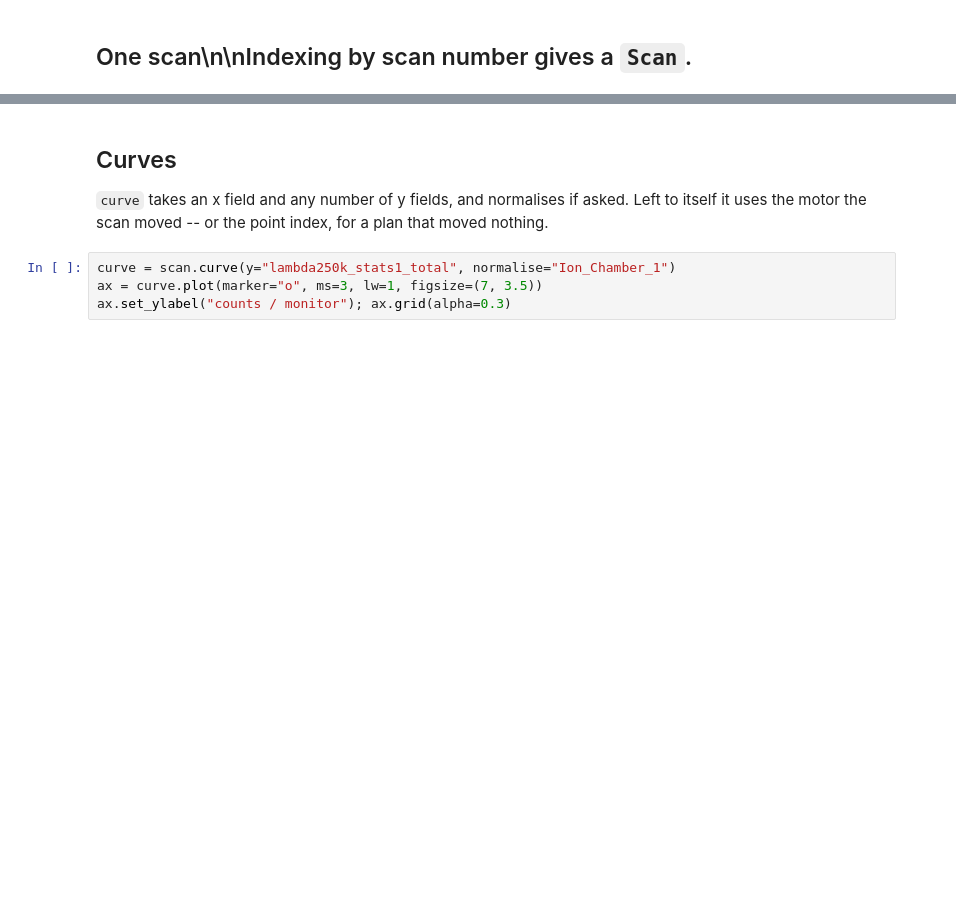
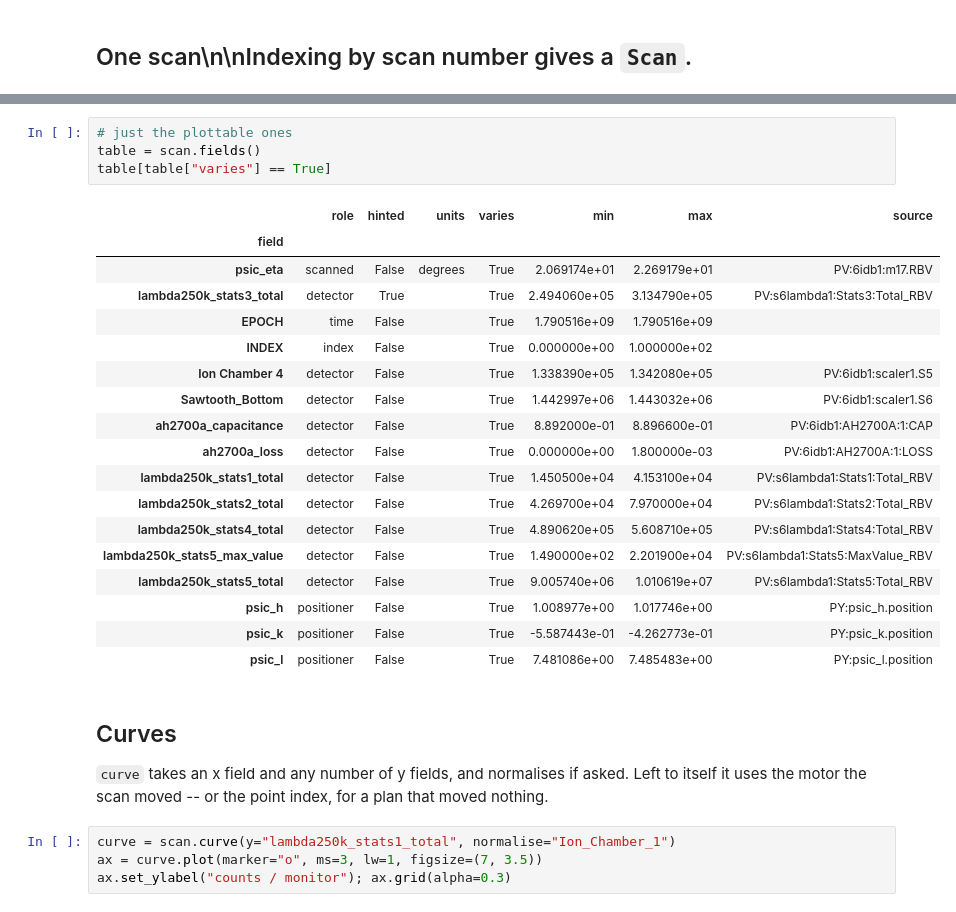
Before and after one commit to jwkim-anl/6idb-scan-viewer, a Jupyter notebook: examples/getting-started.ipynb, the cells around one changed output, grey strips where cells are left out. Saved outputs shown, nothing was run; the diff lists cells and outputs as text; blank space fills up the shorter version.

```diff
--- a/examples/getting-started.ipynb
+++ b/examples/getting-started.ipynb
@@ -39,3 +89,26 @@ scan.hkl_position()     # where the diffractometer was, averaged over the scan
+# %%
+# just the plottable ones
+table = scan.fields()
+table[table["varies"] == True]
+# %% [output]
+|  | role | hinted | units | varies | min | max | source |
+| field |  |  |  |  |  |  |  |
+| psic_eta | scanned | False | degrees | True | 2.069174e+01 | 2.269179e+01 | PV:6idb1:m17.RBV |
+| lambda250k_stats3_total | detector | True |  | True | 2.494060e+05 | 3.134790e+05 | PV:s6lambda1:Stats3:Total_RBV |
+| EPOCH | time | False |  | True | 1.790516e+09 | 1.790516e+09 |  |
+| INDEX | index | False |  | True | 0.000000e+00 | 1.000000e+02 |  |
+| Ion Chamber 4 | detector | False |  | True | 1.338390e+05 | 1.342080e+05 | PV:6idb1:scaler1.S5 |
+| Sawtooth_Bottom | detector | False |  | True | 1.442997e+06 | 1.443032e+06 | PV:6idb1:scaler1.S6 |
+| ah2700a_capacitance | detector | False |  | True | 8.892000e-01 | 8.896600e-01 | PV:6idb1:AH2700A:1:CAP |
+| ah2700a_loss | detector | False |  | True | 0.000000e+00 | 1.800000e-03 | PV:6idb1:AH2700A:1:LOSS |
+| lambda250k_stats1_total | detector | False |  | True | 1.450500e+04 | 4.153100e+04 | PV:s6lambda1:Stats1:Total_RBV |
+| lambda250k_stats2_total | detector | False |  | True | 4.269700e+04 | 7.970000e+04 | PV:s6lambda1:Stats2:Total_RBV |
+| lambda250k_stats4_total | detector | False |  | True | 4.890620e+05 | 5.608710e+05 | PV:s6lambda1:Stats4:Total_RBV |
+| lambda250k_stats5_max_value | detector | False |  | True | 1.490000e+02 | 2.201900e+04 | PV:s6lambda1:Stats5:MaxValue_RBV |
+| lambda250k_stats5_total | detector | False |  | True | 9.005740e+06 | 1.010619e+07 | PV:s6lambda1:Stats5:Total_RBV |
+| psic_h | positioner | False |  | True | 1.008977e+00 | 1.017746e+00 | PY:psic_h.position |
+| psic_k | positioner | False |  | True | -5.587443e-01 | -4.262773e-01 | PY:psic_k.position |
+| psic_l | positioner | False |  | True | 7.481086e+00 | 7.485483e+00 | PY:psic_l.position |
 # %% [markdown]
 ## Curves
 
```
Also changed, not shown: parts of 19 cells of this notebook, 5 other files.
